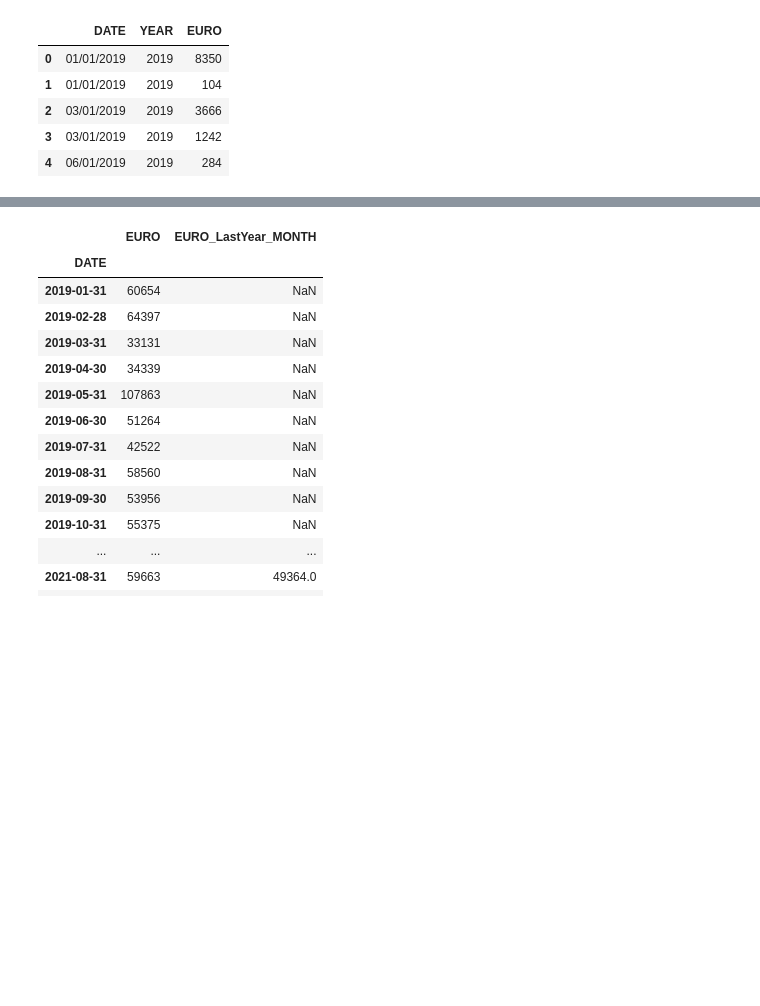
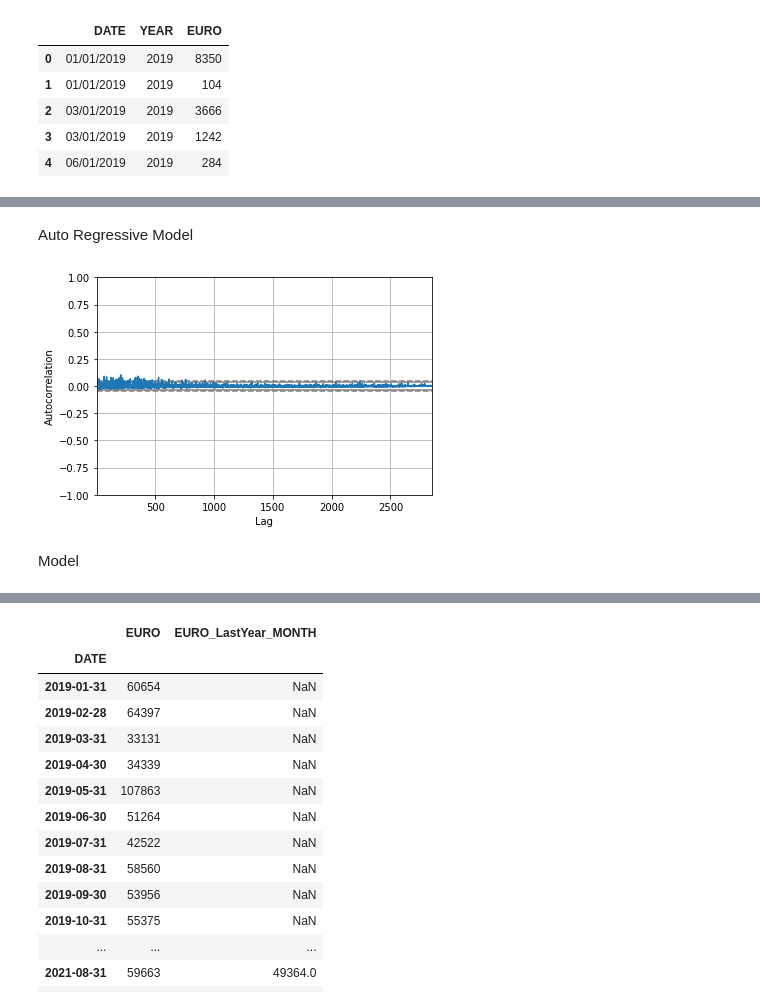
Before and after one commit to AbdulWajid99/Time_Series_Project, a Jupyter notebook: General1.ipynb, the cells around one changed output, grey strips where cells are left out. Saved outputs shown, nothing was run; the diff lists cells and outputs as text; code cells hidden in the pictures; blank space fills up the shorter version.

```diff
--- a/General1.ipynb
+++ b/General1.ipynb
@@ -65,0 +147,10 @@ df_month.plot(figsize=(12,8))
+# %% [markdown]
+Auto Regressive Model
+# %%
+from pandas.plotting import autocorrelation_plot
+autocorrelation_plot(df['EURO'])
+plt.show()
+# %% [output]
+[figure, added]
+# %% [markdown]
+Model
```
Also changed, not shown: parts of 20 cells of this notebook.
